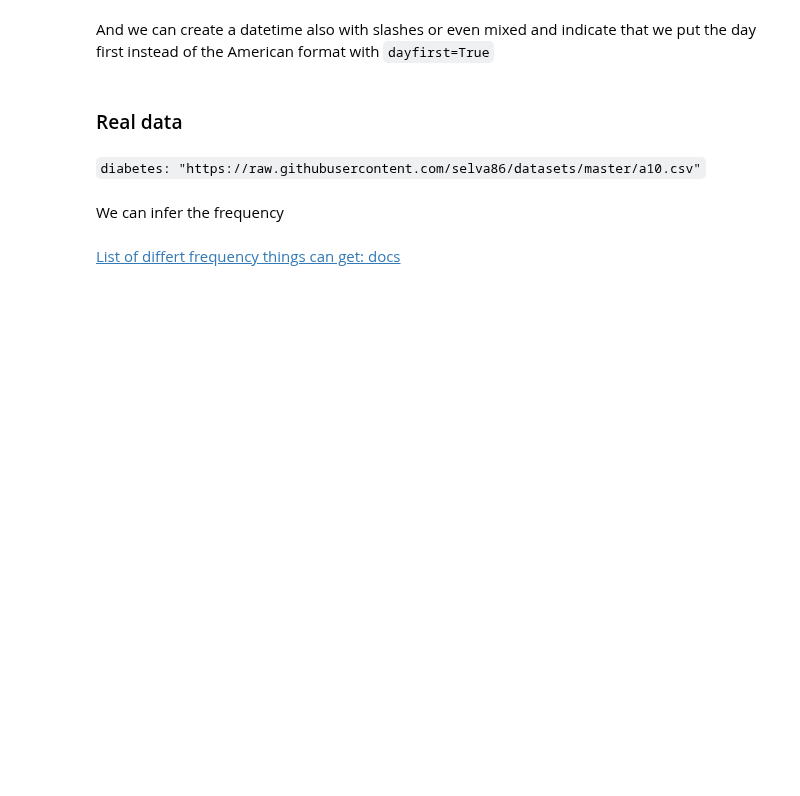
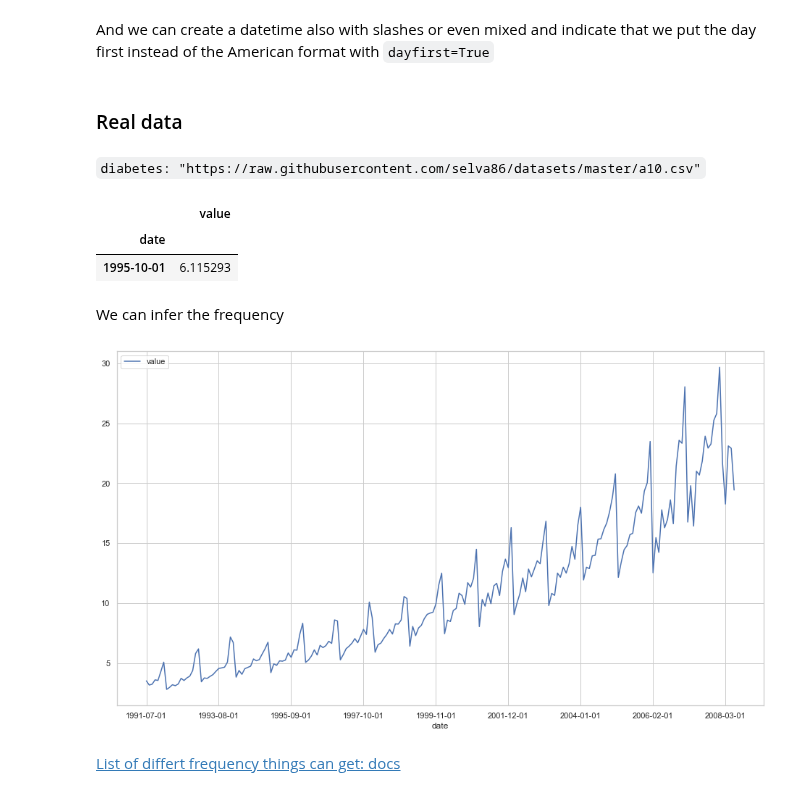
Before and after one commit to Ironhack-data-bcn-oct-2023/lectures, a Jupyter notebook: week-6/04 - Time series I - Properties (decomposition) .ipynb, the cells around one changed output. Drawn from its saved outputs; the diff is of its cells as text; code cells hidden in the pictures; blank space fills up the shorter version.

```diff
--- a/week-6/04 - Time series I - Properties (decomposition) .ipynb
+++ b/week-6/04 - Time series I - Properties (decomposition) .ipynb
@@ -99,5 +246,18 @@ And we can create a datetime also with slashes or even mixed and indicate that w
 ### Real data
 # %% [markdown]
 `diabetes: "https://raw.githubusercontent.com/selva86/datasets/master/a10.csv"`
+# %%
+df = pd.read_csv("https://raw.githubusercontent.com/selva86/datasets/master/a10.csv")
+df.index = df["date"]
+df.drop(columns=["date"], inplace=True)
+df.sample()
+# %% [output]
+|  | value |
+| date |  |
+| 1995-10-01 | 6.115293 |
 # %% [markdown]
 We can infer the frequency
+# %%
+df.plot();
+# %% [output]
+[figure, added]
```
Also changed, not shown: parts of 43 cells of this notebook.
